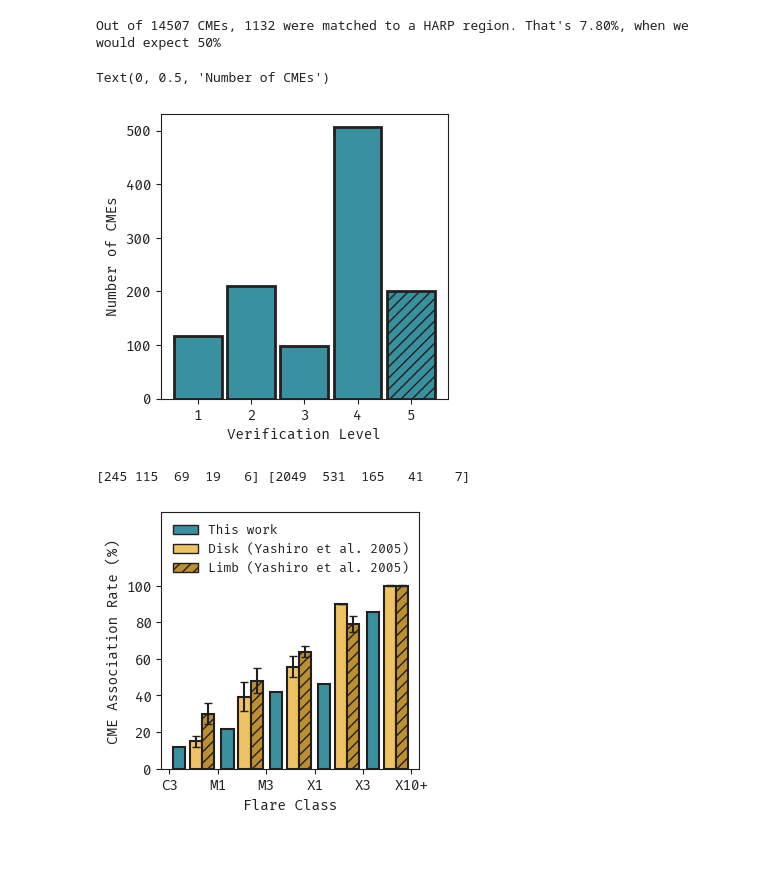
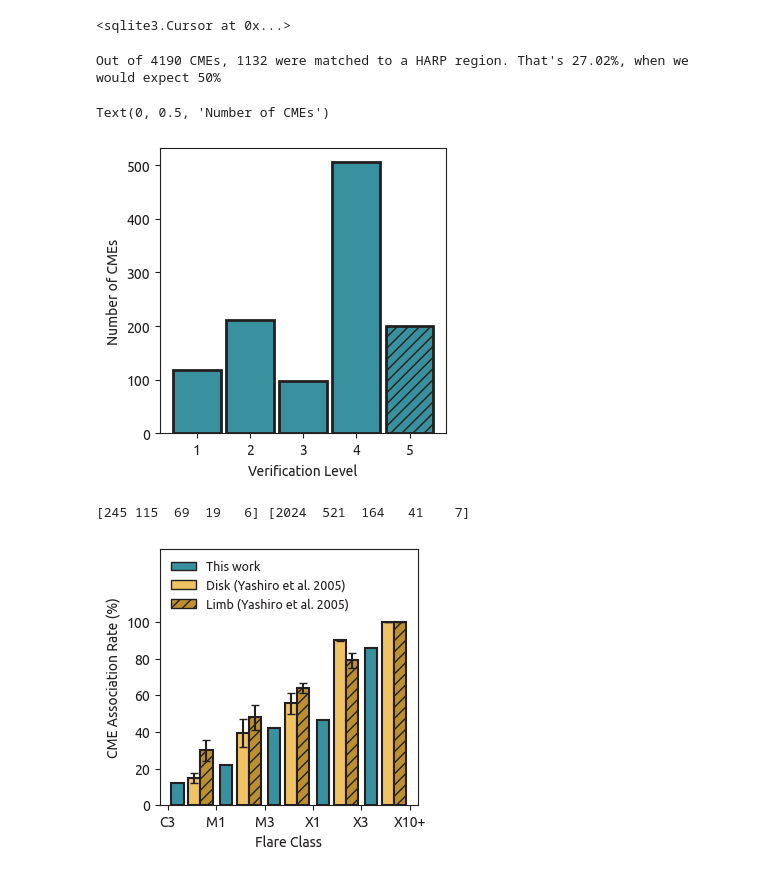
Before and after one commit to JulioHC00/cmesrc, a Jupyter notebook: notebooks/paper_figures.ipynb, the cells around one changed output. Saved outputs shown, nothing was run; the diff lists cells and outputs as text; code cells hidden in the pictures; blank space fills up the shorter version.

```diff
--- a/notebooks/paper_figures.ipynb
+++ b/notebooks/paper_figures.ipynb
@@ -31,7 +31,8 @@ twocolumn = 18.3 * cm_to_inch
 
 # Three row figure
 # Set font to FiraCode NF (can remove if you don't have the font, not essential)
-plt.rcParams["font.family"] = "FiraCode Nerd Font"
+#plt.rcParams["font.family"] = "FiraCode Nerd Font"
+plt.rcParams["font.family"] = "Ubuntu"
 
 # Set font size to 10
 plt.rcParams["font.size"] = 10
@@ -72,13 +76,17 @@ cur = conn.cursor()
+# %%
+cur.execute("""CREATE TEMP TABLE VALID_CMES AS
+SELECT * FROM CMES
+WHERE cme_date BETWEEN ? AND ? AND cme_quality = 0
+            """, (study_start, study_end))
+# %% [output]
+<sqlite3.Cursor at 0x...>
 # %%
-# Let's see how many CMEs there were in our time period
-study_start, study_end = cur.execute("SELECT MIN(Timestamp), MAX(Timestamp) FROM PROCESSED_HARPS_BBOX").fetchone()
-
-total_cmes = cur.execute("SELECT COUNT(*) FROM CMES WHERE cme_date BETWEEN ? AND ?", (study_start, study_end)).fetchone()[0]
+total_cmes = cur.execute("SELECT COUNT(*) FROM VALID_CMES WHERE cme_date BETWEEN ? AND ?", (study_start, study_end)).fetchone()[0]
 matched_cmes = cur.execute("SELECT COUNT(*) FROM FINAL_CME_HARP_ASSOCIATIONS").fetchone()[0]
 
 print(f"Out of {total_cmes} CMEs, {matched_cmes} were matched to a HARP region. That's {matched_cmes/total_cmes*100:.2f}%, when we would expect 50%")
 # %% [output]
-Out of 14507 CMEs, 1132 were matched to a HARP region. That's 7.80%, when we would expect 50%
+Out of 4190 CMEs, 1132 were matched to a HARP region. That's 27.02%, when we would expect 50%
 # %%
 # Let's make a plot of the distribution of matches per verification levels
 
@@ -104,7 +112,7 @@ ax.set_xlabel("Verification Level")
 ax.set_ylabel("Number of CMEs")
 # %% [output]
 Text(0, 0.5, 'Number of CMEs')
-[figure, old version]
+[figure, new version]
 # %%
 from matplotlib.patches import Patch
 
@@ -119,7 +127,7 @@ INNER JOIN FINAL_CME_HARP_ASSOCIATIONS FCHE ON CHE.cme_id = FCHE.cme_id
                    )
 SELECT F.flare_class_score,
 CASE WHEN F.flare_id IN flares_with_cmes THEN 1 ELSE 0 END AS has_cme FROM FLARES F
-WHERE F.flare_date BETWEEN ? AND ?
+WHERE F.flare_date BETWEEN ? AND ? AND F.flare_verification != "Non-verified"
                    """, conn, params=(study_start, study_end))
 
 data
@@ -172,35 +180,35 @@ ax.bar(limb_pos, yashiro_limb_means, color=darker_yellow, edgecolor=colors["blac
 
 ax.errorbar(disk_pos, yashiro_disk_means, yashiro_disk_std, fmt="none", ecolor=colors["black"], zorder=15, capsize=3)
 ax.errorbar(limb_pos, yashiro_limb_means, yashiro_limb_std, fmt="none", ecolor=colors["black"], zorder=15, capsize=3)
 
 
 # Now let's label like Yashiro
 
 ax.set_xticks(np.arange(-0.5, 5.5, 1))
 ax.set_xticklabels(["C3", "M1", "M3", "X1", "X3", "X10+"])
 
 # Now legend on top left, manually
 
 # Blue bar is this work, yellow without hash if Yashiro 2005 on disk, yellow with hash if Yashiro 2005 on limb
 legend_elements = [
     Patch(facecolor=colors["blue"], edgecolor=colors["black"], label="This work"),
     Patch(facecolor=lighter_yellow, edgecolor=colors["black"], label="Disk (Yashiro et al. 2005)", hatch=""),
     Patch(facecolor=darker_yellow, edgecolor=colors["black"], hatch="///", label="Limb (Yashiro et al. 2005)")
 ]
 
 ax.legend(handles=legend_elements, loc="upper left", fontsize=9, frameon=False)
 
 ax.set_ylim(0, 140)
 
 ax.set_yticks(np.arange(0, 120, 20))
 
 ax.set_xlabel("Flare Class")
 ax.set_ylabel("CME Association Rate (%)")
 
 plt.savefig("./flare_association_rate.pdf", bbox_inches="tight")
 # %% [output]
-[245 115  69  19   6] [2049  531  165   41    7]
+[245 115  69  19   6] [2024  521  164   41    7]
-[figure, old version]
+[figure, new version]
 # %%
 # Now let's do a bigger plot with several statistics. It will have 4 of them
 
```
Also changed, not shown: parts of 18 cells of this notebook, 11 other files.
